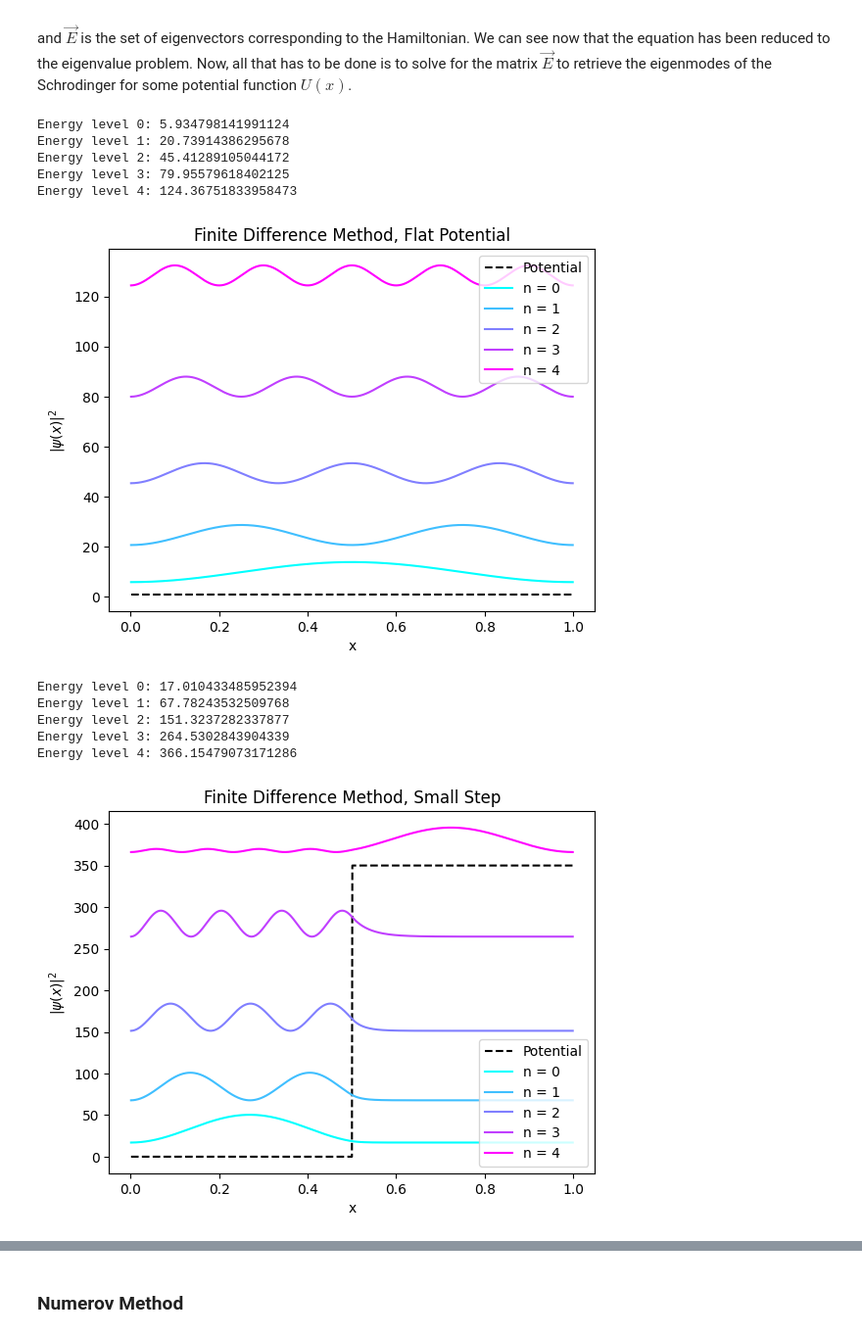
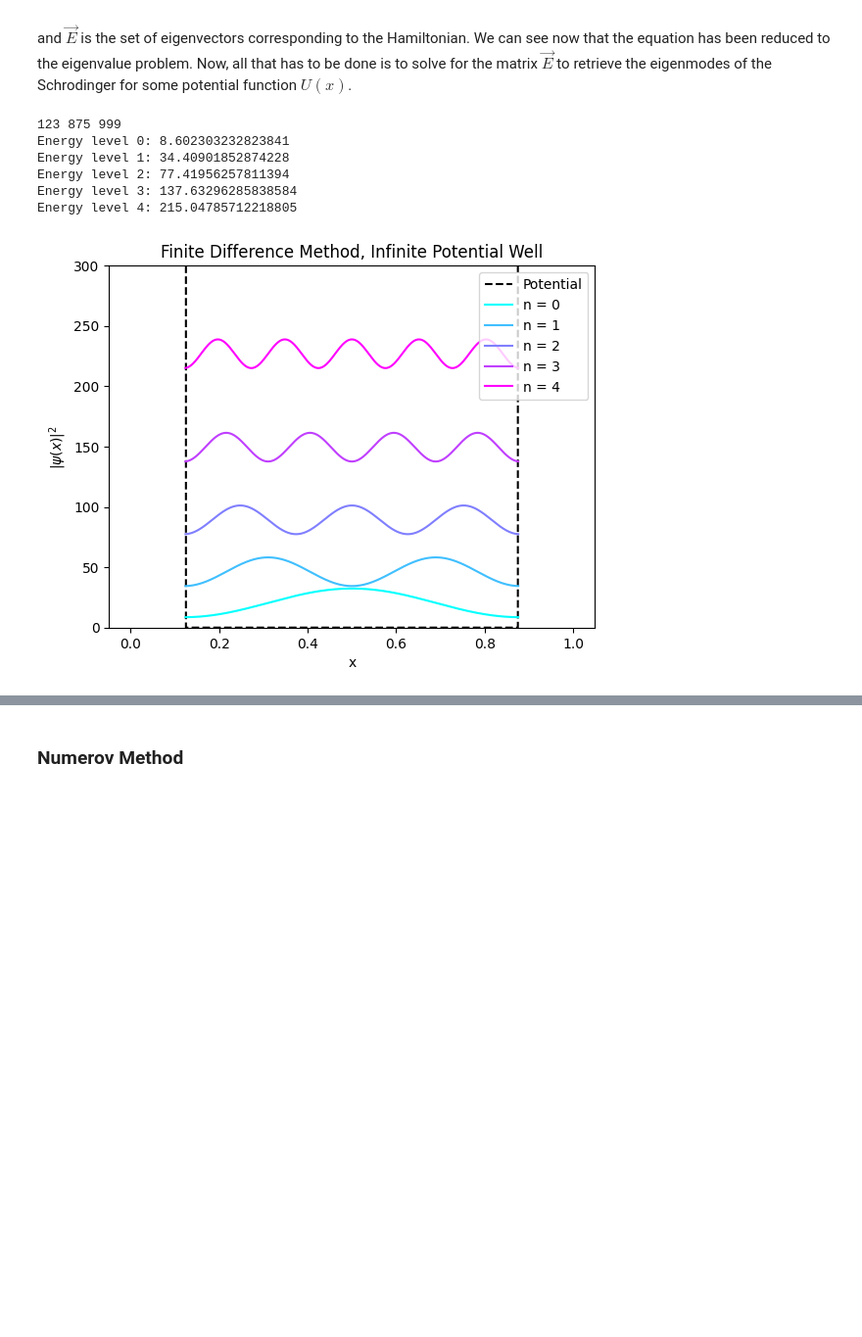
Before and after one commit to LFW25/PHYS512-Computational_Physics, a Jupyter notebook: Project/Schrodinger_Numerical.ipynb, the cells around one changed output, grey strips where cells are left out. Shown at 98% size. Drawn from its saved outputs; the diff is of its cells as text; code cells hidden in the pictures; blank space fills up the shorter version.

```diff
--- a/Project/Schrodinger_Numerical.ipynb
+++ b/Project/Schrodinger_Numerical.ipynb
@@ -115,10 +115,10 @@ def FD_infinite_potential_well(x, L, N, dx = 0):
         if type(x) not in [int, float]:
                 dx = x[1] - x[0]
                 xp = np.linspace(dx, L-dx, N-1)
-                U = np.ones_like(xp)
+                U = np.zeros_like(xp)
                 for i in range(len(U)):
                         if xp[i] < L/8 or xp[i] > 7*L/8:
-                                U[i] = 500
+                                U[i] = 50000
         return U
 
 def FD_V_shaped__potential_well(x, L, N, slope = 400, dx = 0):
@@ -209,12 +209,33 @@ def finite_difference(potential_func, N, num_plots = 4, plot = True, scale = 1):
                 if "Infinite" in plot_title:
                         plt.ylim(0, 300)
 
-                for i in range(num_plots):
-                        cur_psi = psi.T[i]**2
-                        I = np.sum(psi.T[i]**2 * dx)
-                        A = np.sqrt(1/I)
-                        plt.plot(xp, (scale*A*psi.T[i])**2 + E[i], color = colors[i], label = f"n = {i}")
-                        print(f"Energy level {i}: {E[i]}")
+                        # Find index of the left and right walls of the well
+                        for i in range(len(U)):
+                                if U[i] == 50000:
+                                        left_wall = i
+                                else:
+                                        break
+                        right_wall = len(U) - 1
+                        for i in range(len(U) - 1, 0, -1):
+                                if U[i] == 50000:
+                                        right_wall = i
+                                else:
+                                        break
+                        print(left_wall, right_wall, len(U))
+
+                        for i in range(num_plots):
+                                cur_psi = psi.T[i]**2
+                                I = np.sum(psi.T[i]**2 * dx)
+                                A = np.sqrt(1/I)
+                                plt.plot(xp[left_wall:right_wall+1], (scale*A*psi.T[i][left_wall:right_wall+1])**2 + E[i], color = colors[i], label = f"n = {i}")
+                                print(f"Energy level {i}: {E[i]}")
+                else:
+                        for i in range(num_plots):
+                                cur_psi = psi.T[i]**2
+                                I = np.sum(psi.T[i]**2 * dx)
+                                A = np.sqrt(1/I)
+                                plt.plot(xp, (scale*A*psi.T[i])**2 + E[i], color = colors[i], label = f"n = {i}")
+                                print(f"Energy level {i}: {E[i]}")
                 plt.xlabel('x')
                 plt.ylabel('$|\psi(x)|^2$')
                 if "Small Step" in plot_title:
@@ -224,21 +245,16 @@ def finite_difference(potential_func, N, num_plots = 4, plot = True, scale = 1):
                 plt.savefig(f"Figures/FD_{'_'.join(plot_title.split(' '))}.jpeg", dpi = 600)
                 plt.show()
 # %%
-finite_difference(FD_flat_potential, 1000, 5, scale = 2)
-finite_difference(FD_small_step, 1000, 5, scale = 3)
-finite_difference(FD_complex_step_potential, 1000, 5, scale = 2)
+# finite_difference(FD_flat_potential, 1000, 5, scale = 2)
+# finite_difference(FD_small_step, 1000, 5, scale = 3)
+# finite_difference(FD_complex_step_potential, 1000, 5, scale = 2)
 finite_difference(FD_infinite_potential_well, 1000, 5, scale = 3)
-finite_difference(FD_V_shaped__potential_well, 1000, 5, scale = 2.5)
+# finite_difference(FD_V_shaped__potential_well, 1000, 5, scale = 2.5)
 # %% [output]
-Energy level 0: 5.934798141991124
-Energy level 1: 20.73914386295678
-Energy level 2: 45.41289105044172
-Energy level 3: 79.95579618402125
-Energy level 4: 124.36751833958473
+123 875 999
+Energy level 0: 8.602303232823841
+Energy level 1: 34.40901852874228
+Energy level 2: 77.41956257811394
+Energy level 3: 137.63296285838584
+Energy level 4: 215.04785712218805
-[figure, old version]
+[figure, new version]
-Energy level 0: 17.010433485952394
-Energy level 1: 67.78243532509768
-Energy level 2: 151.3237282337877
-Energy level 3: 264.5302843904339
-Energy level 4: 366.15479073171286
-[figure, removed]
```
Also changed, not shown: parts of 5 cells of this notebook.
